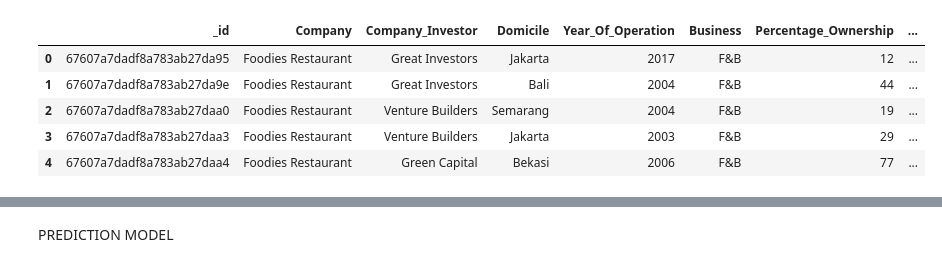
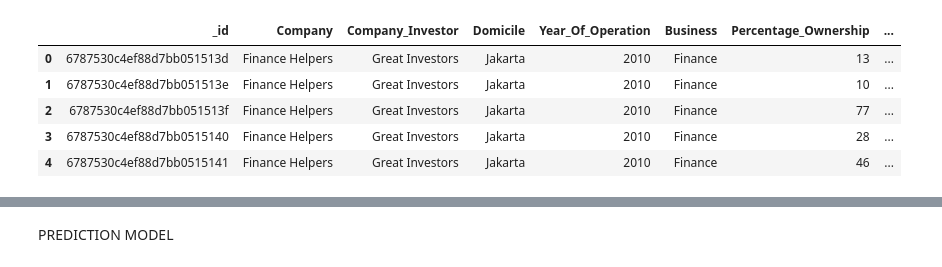
Before and after one commit to kevinMatthewT/Capstone-Project, a Jupyter notebook: prediction/company_prediction.ipynb, the cells around one changed output, grey strips where cells are left out. Cells and saved outputs as stored; diff of their text form; code cells hidden in the pictures.

```diff
--- a/prediction/company_prediction.ipynb
+++ b/prediction/company_prediction.ipynb
@@ -12,14 +12,14 @@ body=requests.get(url).json()
 import pandas as pd
 df=pd.DataFrame(body)
 # %%
-df.head(5)
+df.head()
 # %% [output]
 |  | _id | Company | Company_Investor | Domicile | Year_Of_Operation | Business | Percentage_Ownership | ... |
-| 0 | 67607a7dadf8a783ab27da95 | Foodies Restaurant | Great Investors | Jakarta | 2017 | F&B | 12 | ... |
-| 1 | 67607a7dadf8a783ab27da9e | Foodies Restaurant | Great Investors | Bali | 2004 | F&B | 44 | ... |
-| 2 | 67607a7dadf8a783ab27daa0 | Foodies Restaurant | Venture Builders | Semarang | 2004 | F&B | 19 | ... |
-| 3 | 67607a7dadf8a783ab27daa3 | Foodies Restaurant | Venture Builders | Jakarta | 2003 | F&B | 29 | ... |
-| 4 | 67607a7dadf8a783ab27daa4 | Foodies Restaurant | Green Capital | Bekasi | 2006 | F&B | 77 | ... |
+| 0 | 6787530c4ef88d7bb051513d | Finance Helpers | Great Investors | Jakarta | 2010 | Finance | 13 | ... |
+| 1 | 6787530c4ef88d7bb051513e | Finance Helpers | Great Investors | Jakarta | 2010 | Finance | 10 | ... |
+| 2 | 6787530c4ef88d7bb051513f | Finance Helpers | Great Investors | Jakarta | 2010 | Finance | 77 | ... |
+| 3 | 6787530c4ef88d7bb0515140 | Finance Helpers | Great Investors | Jakarta | 2010 | Finance | 28 | ... |
+| 4 | 6787530c4ef88d7bb0515141 | Finance Helpers | Great Investors | Jakarta | 2010 | Finance | 46 | ... |
 # %%
 df.drop(columns=["_id","__v"],inplace=True, errors='ignore')
 df.head(5)
```
Also changed, not shown: parts of 20 cells of this notebook, 3 other files.
